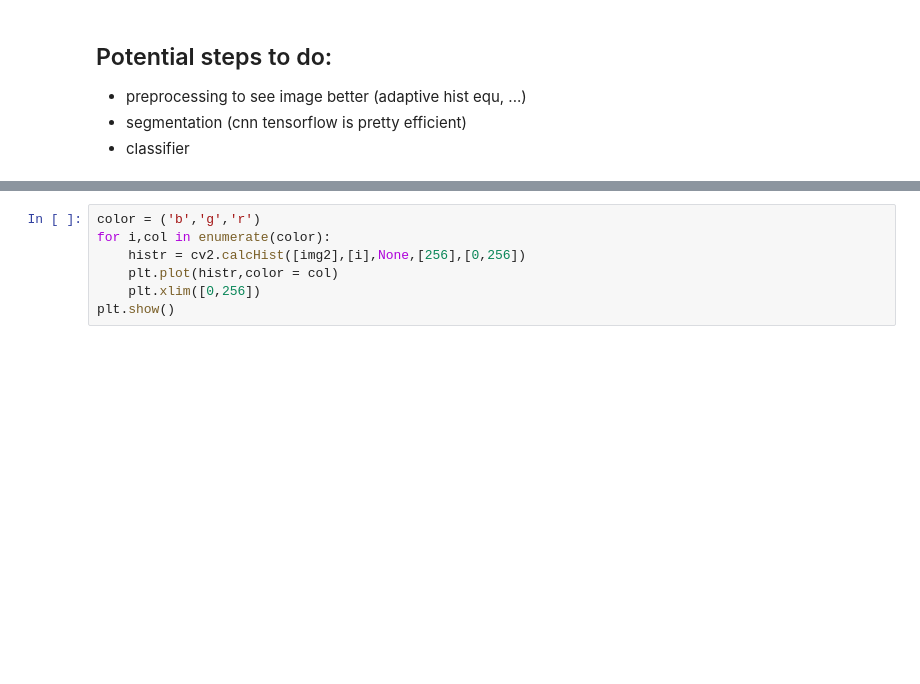
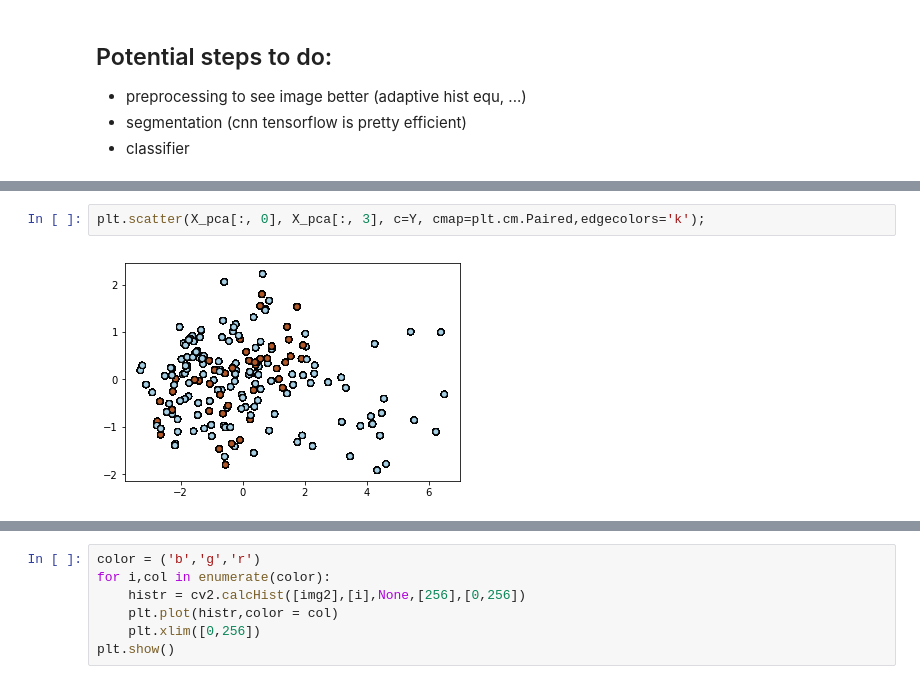
Before and after one commit to Droxef/ML2017_project2, a Jupyter notebook: segment_aerial_images.ipynb, the cells around one changed output, grey strips where cells are left out. Drawn from its saved outputs; the diff is of its cells as text; blank space fills up the shorter version.

```diff
--- a/segment_aerial_images.ipynb
+++ b/segment_aerial_images.ipynb
@@ -269,0 +377,4 @@ plt.imshow(img1)
+# %%
+plt.scatter(X_pca[:, 0], X_pca[:, 3], c=Y, cmap=plt.cm.Paired,edgecolors='k');
+# %% [output]
+[figure, added]
```
Also changed, not shown: parts of 14 cells of this notebook.
